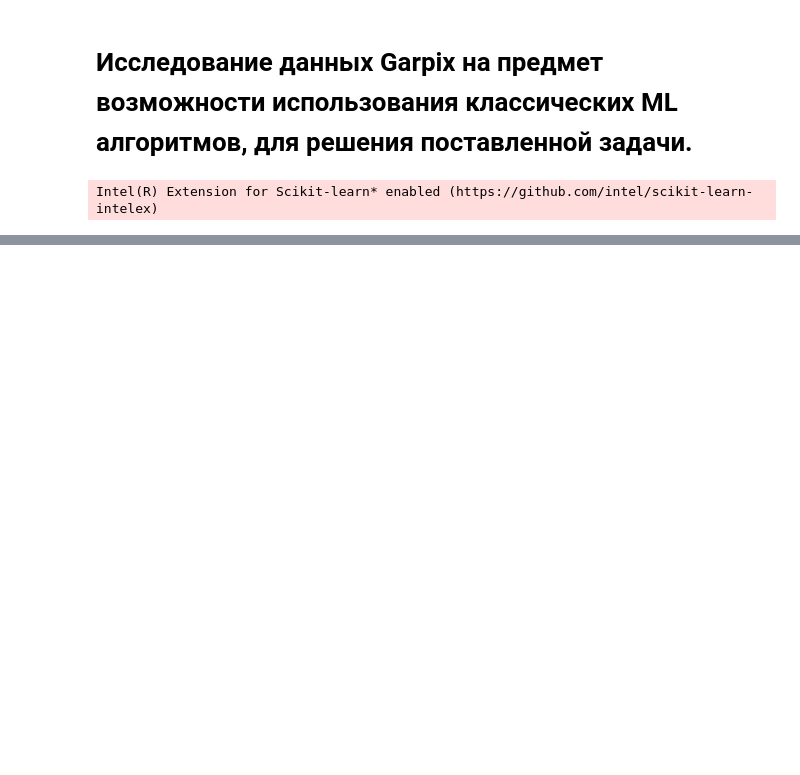
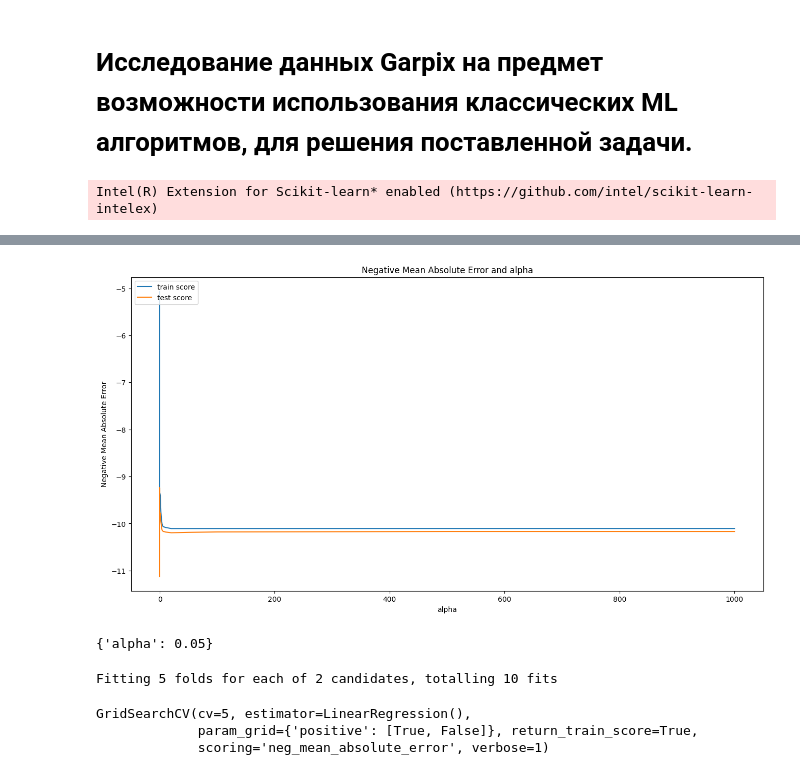
Before and after one commit to Noob-Racoons/garpix-solution, a Jupyter notebook: notebooks/shurik_p/ml_testing.ipynb, the cells around one changed output, grey strips where cells are left out. Cells and saved outputs as stored; diff of their text form; code cells hidden in the pictures; blank space fills up the shorter version.

```diff
--- a/notebooks/shurik_p/ml_testing.ipynb
+++ b/notebooks/shurik_p/ml_testing.ipynb
@@ -38,0 +286,11 @@ print(len(full_boxes_list))
+# %%
+# Initialising ElasticNet()
+model = ElasticNet()
+
+grid_search = GridSearchCV(estimator=model,
+                       param_grid=params,
+                       scoring='neg_mean_absolute_error',
+                       cv=5,
+                       return_train_score=True,
+                       verbose=1)
+grid_search.fit(X_train,y_train)
@@ -38,0 +306,38 @@ print(len(full_boxes_list))
+# %%
+# change param_alpha datatype to float
+cv_results = pd.DataFrame(grid_search.cv_results_)
+cv_results['param_alpha'] = cv_results['param_alpha'].astype('int32')
+
+# plotting
+plt.figure(figsize=(16,8))
+plt.plot(cv_results['param_alpha'],cv_results['mean_train_score'])
+plt.plot(cv_results['param_alpha'],cv_results['mean_test_score'])
+
+plt.title('Negative Mean Absolute Error and alpha')
+plt.xlabel('alpha')
+plt.ylabel('Negative Mean Absolute Error')
+plt.legend(['train score','test score'],loc='upper left')
+
+plt.show()
+# %% [output]
+[figure, added]
+# %%
+best_models['ElasticNet'] = grid_search.best_estimator_
+grid_search.best_params_
+# %% [output]
+{'alpha': 0.05}
+# %%
+model = LinearRegression()
+params = {'positive': [True, False]}
+grid_search = GridSearchCV(estimator=model,
+                           param_grid=params,
+                           scoring='neg_mean_absolute_error',
+                           cv=5,
+                           return_train_score=True,
+                           verbose=1)
+grid_search.fit(X_train,y_train)
+# %% [output]
+Fitting 5 folds for each of 2 candidates, totalling 10 fits
+GridSearchCV(cv=5, estimator=LinearRegression(),
+             param_grid={'positive': [True, False]}, return_train_score=True,
+             scoring='neg_mean_absolute_error', verbose=1)
```
Also changed, not shown: parts of 24 cells of this notebook, 1 other file.
